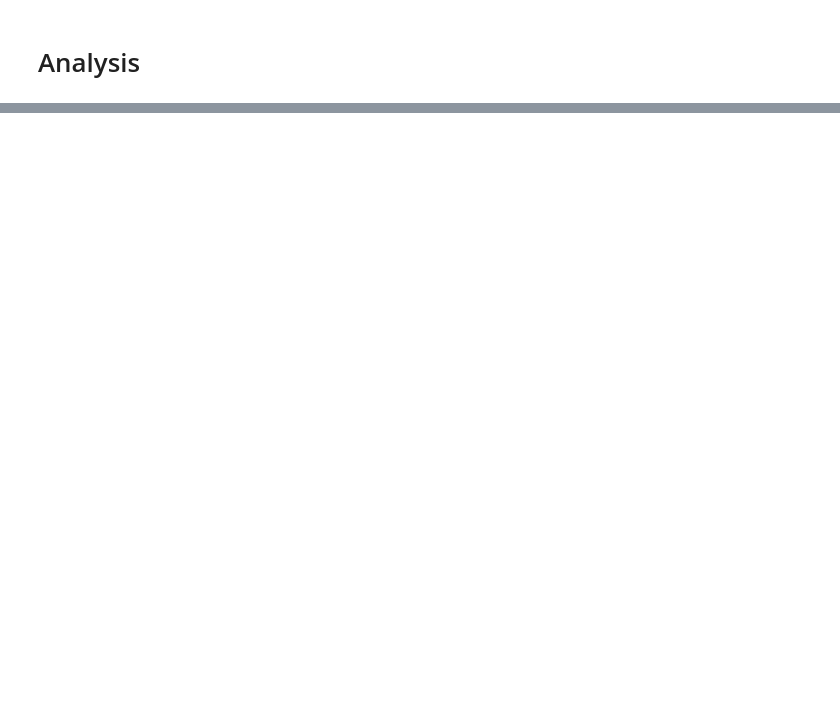
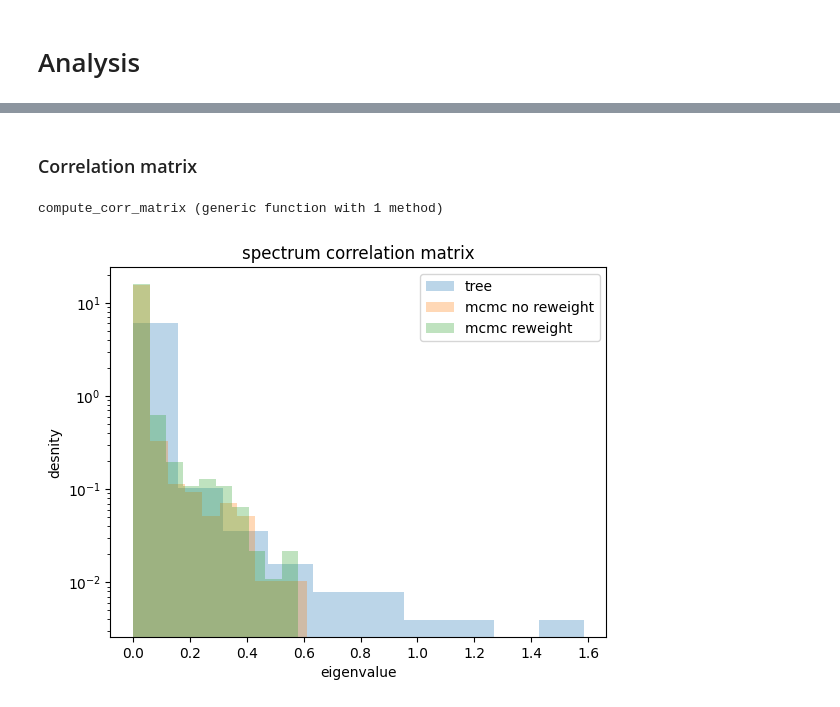
Before and after one commit to matteodeleonardis/PhyloBM, a Jupyter notebook: DBD/notebooks/sampling_reweighting.ipynb, the cells around one changed output, grey strips where cells are left out. Cells and saved outputs as stored; diff of their text form; code cells hidden in the pictures; blank space fills up the shorter version.

```diff
--- a/DBD/notebooks/sampling_reweighting.ipynb
+++ b/DBD/notebooks/sampling_reweighting.ipynb
@@ -17,7 +17,7 @@ subplots (generic function with 2 methods)
 # %% [markdown]
 # Potts model
 # %%
-file_params_no_reweight = "/home/matteo/Projects/Phylogenetic_correlations/DBD/params_no_reweight.dat"
+file_params_no_reweight = "/home/matteo/Projects/PhyloBM/DBD/notebooks/params_no_reweight.dat"
 lines = readlines(file_params_no_reweight)
 L = parse(Int, split(lines[end])[2]) + 1
 q = length(aa_alphabet.char_to_index)
@@ -43,7 +43,7 @@ potts_no_reweight
 # %% [output]
 PottsGraph{Float64}: dimensions (L=76, q=21) -- β=1.0 -- Alphabet{Char,Int64}: ['-', 'A', 'C', 'D', 'E', 'F', 'G', 'H', 'I', 'K', 'L', 'M', 'N', 'P', 'Q', 'R', 'S', 'T', 'V', 'W', 'Y']
 # %%
-file_params_reweight = "/home/matteo/Projects/Phylogenetic_correlations/DBD/params_reweight.dat"
+file_params_reweight = "/home/matteo/Projects/PhyloBM/DBD/notebooks/params_reweight.dat"
 lines = readlines(file_params_reweight)
 L = parse(Int, split(lines[end])[2]) + 1
 q = length(aa_alphabet.char_to_index)
@@ -308,0 +310,52 @@ gcf()
+# %% [markdown]
+### Correlation matrix
+# %%
+function compute_corr_matrix(z)
+    q = max(20, maximum(z))
+    L, M = size(z)
+
+    fi = zeros(q, L)
+    for m in 1:M
+        for i in 1:L
+            fi[z[i,m], i] += 1.0
+        end
+    end
+    fi ./= M
+    fi = reshape(fi, q*L, 1)
+
+    fij = zeros(q, L, q, L)
+    for m in 1:M
+        for i in 1:L
+            for j in 1:L
+                fij[z[i,m], i, z[j,m], j] += 1.0
+            end
+        end
+    end
+    fij ./= M
+    fij = reshape(fij, q*L, q*L)
+
+    return fij .- fi*fi'
+end
+# %% [output]
+compute_corr_matrix (generic function with 1 method)
+# %%
+cor_mcmc_no_reweight = compute_corr_matrix(msa_mcmc_no_reweight)
+cor_mcmc_reweight = compute_corr_matrix(msa_mcmc_reweight)
+cor_tree = compute_corr_matrix(msa_tree);
+# %%
+spectrum_mcmc_no_reweight = eigen(cor_mcmc_no_reweight).values
+spectrum_mcmc_reweight = eigen(cor_mcmc_reweight).values
+spectrum_tree = eigen(cor_tree).values;
+# %%
+figure()
+hist(spectrum_tree, label="tree", alpha=0.3, density=true)
+hist(spectrum_mcmc_no_reweight, label="mcmc no reweight", alpha=0.3, density=true)
+hist(spectrum_mcmc_reweight, label="mcmc reweight", alpha=0.3, density=true)
+legend()
+yscale(:log)
+ylabel("desnity")
+xlabel("eigenvalue")
+title("spectrum correlation matrix")
+gcf()
+# %% [output]
+[figure, added]
```
Also changed, not shown: parts of 8 cells of this notebook.
